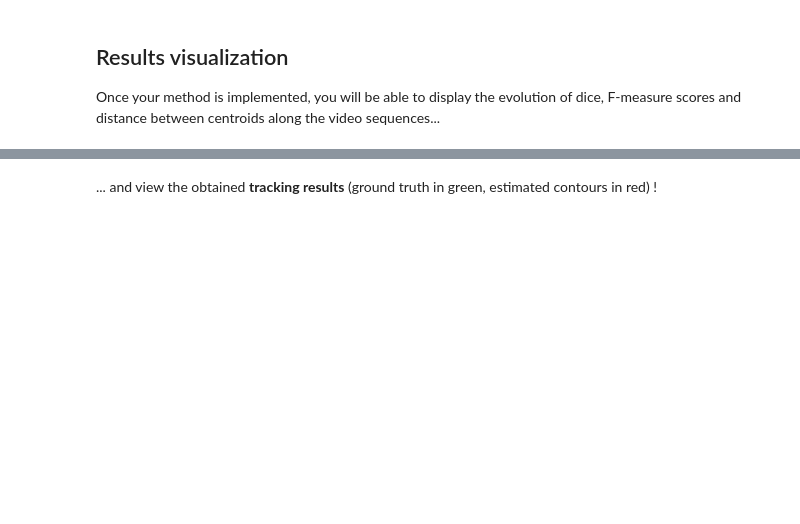
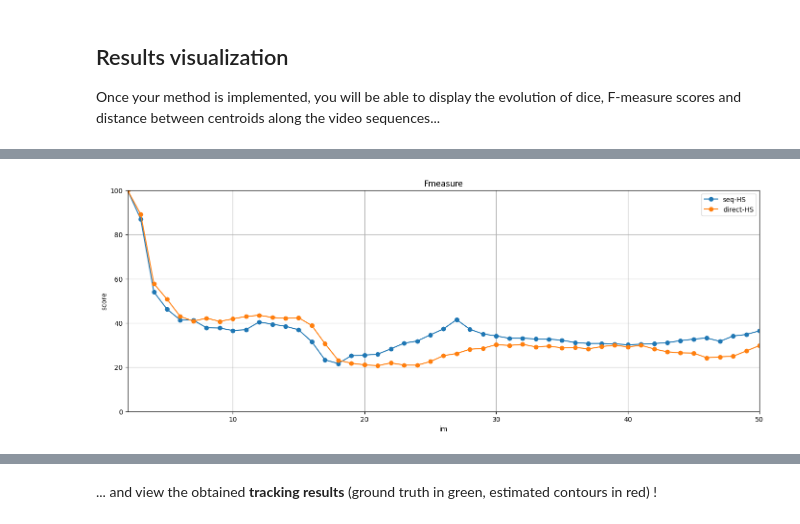
Before and after one commit to GGomez99/Optical-Flow-Motion-Estimation-Project, a Jupyter notebook: results scoring.ipynb, the cells around one changed output, grey strips where cells are left out. Saved outputs shown, nothing was run; the diff lists cells and outputs as text; code cells hidden in the pictures; blank space fills up the shorter version.

```diff
--- a/results scoring.ipynb
+++ b/results scoring.ipynb
@@ -237,3 +214,18 @@ plt.show()
+# %%
+x = range(im_begin+1,im_end+1)
+plt.figure(figsize=(17, 6))
+for method in methods_tested:
+    plt.plot(x,results[method]["fmeasures"],marker='o')
+plt.xlim((im_begin+1,im_end))
+plt.ylim((0,100))
+plt.ylabel('score')
+plt.xlabel("im")
+plt.grid()
+plt.legend(methods_tested)
+plt.title('Fmeasure')
+plt.show()
+# %% [output]
+[figure, added]
 # %%
 x = range(im_begin+1,im_end+1)
 plt.figure(figsize=(17, 6))
```
Also changed, not shown: parts of 12 cells of this notebook, 3 other files.
